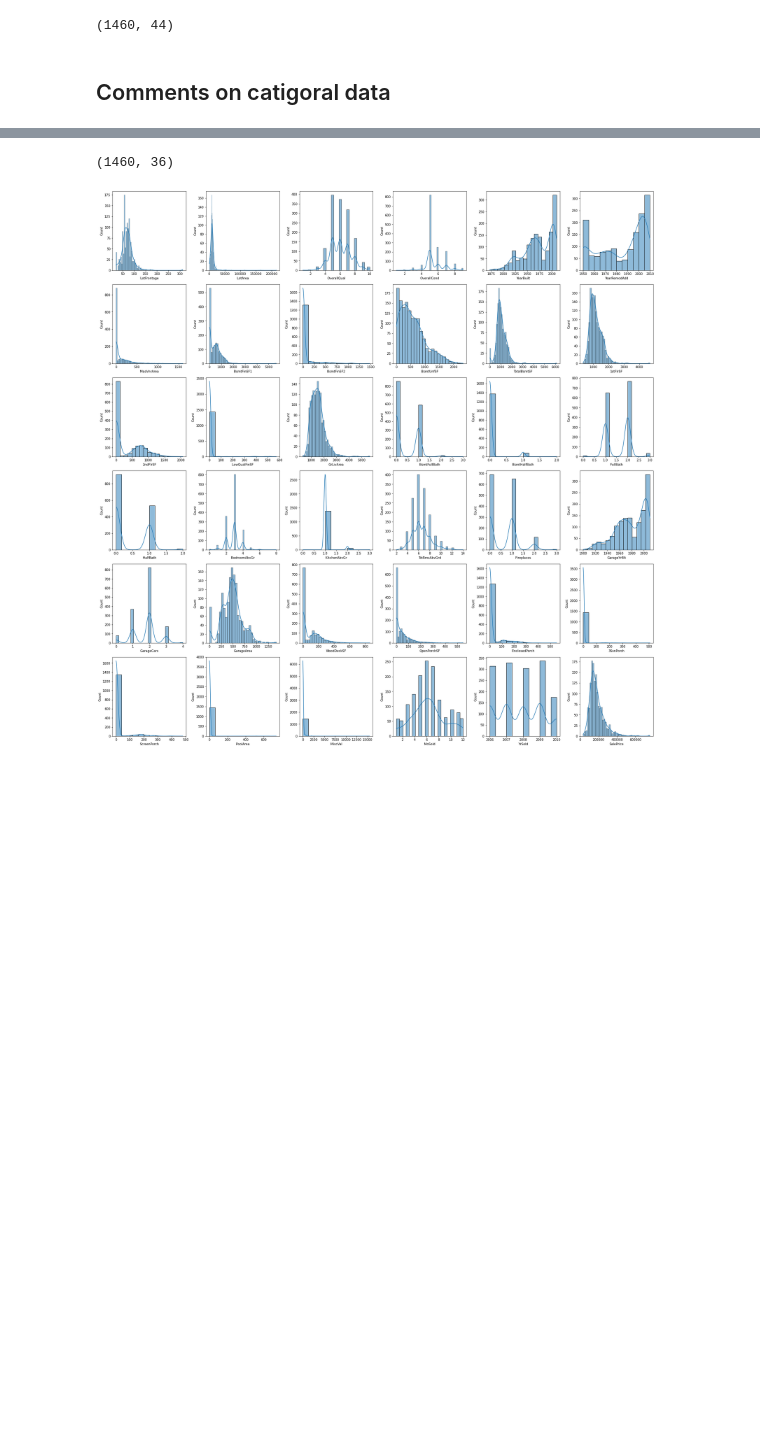
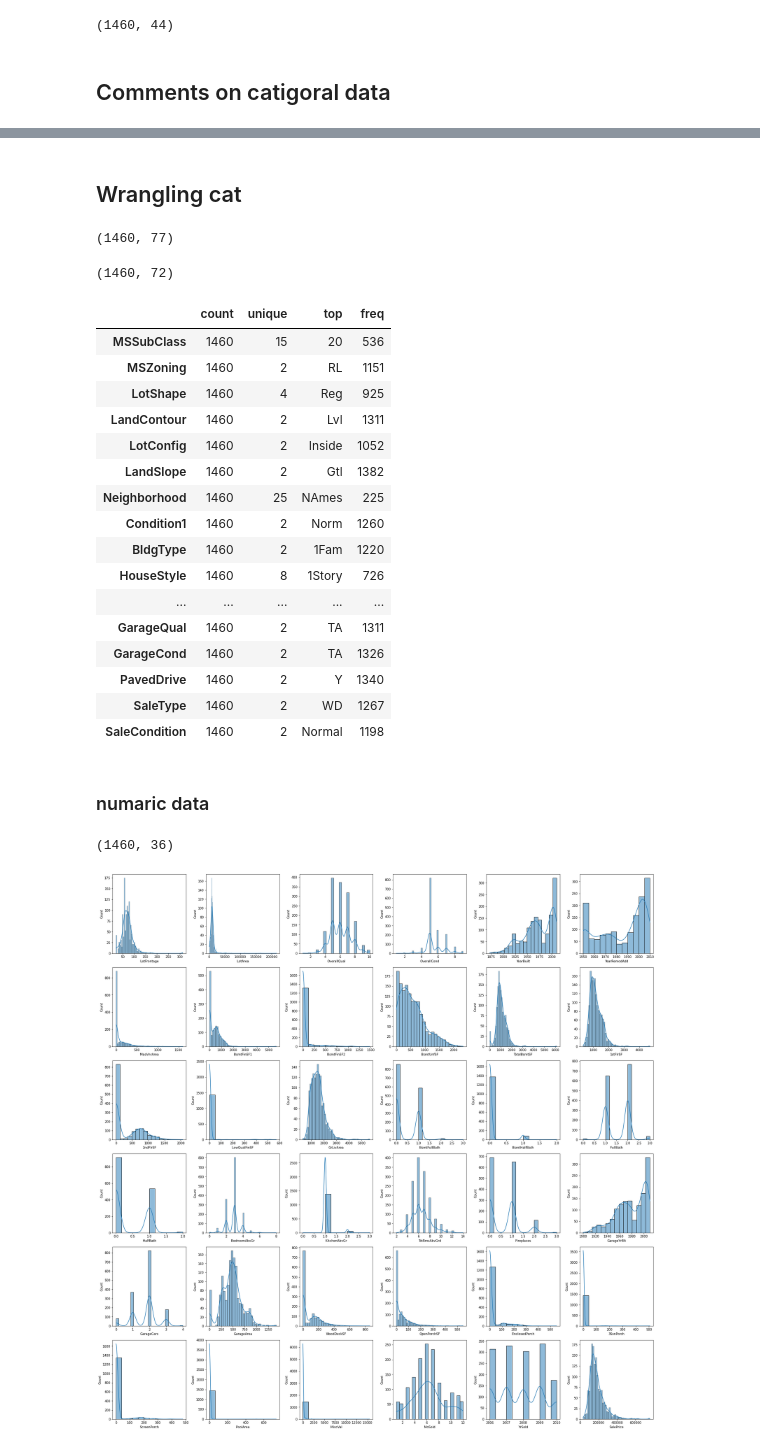
Before and after one commit to Abdelrahman-Hanafy/Kaggle-Knowledge, a Jupyter notebook: house-prices.ipynb, the cells around one changed output, grey strips where cells are left out. Cells and saved outputs as stored; diff of their text form; code cells hidden in the pictures; blank space fills up the shorter version.

```diff
--- a/house-prices.ipynb
+++ b/house-prices.ipynb
@@ -130,3 +132,17 @@ c_val.shape
 - PoolQC
 - Fence
 - MiscFeature
+# %% [markdown]
+## Wrangling cat
+# %%
+# data has null can't be predicted
+train.drop(["Alley","PoolQC" ,"Fence" ,"MiscFeature"],axis=1,inplace=True)
+train.shape
+# %% [output]
+(1460, 77)
+# %%
+# data that doesn't vary which won't make effect on the price
+train.drop(["Street", "Utilities", "Condition2" ,"RoofMatl", "Heating"],axis=1,inplace=True)
+train.shape
+# %% [output]
+(1460, 72)
@@ -133,3 +161,26 @@ c_val.shape
+# %%
+train_demo = make_binary(train)
+train_demo.describe(include=["O"]).T
+# %% [output]
+|  | count | unique | top | freq |
+| MSSubClass | 1460 | 15 | 20 | 536 |
+| MSZoning | 1460 | 2 | RL | 1151 |
+| LotShape | 1460 | 4 | Reg | 925 |
+| LandContour | 1460 | 2 | Lvl | 1311 |
+| LotConfig | 1460 | 2 | Inside | 1052 |
+| LandSlope | 1460 | 2 | Gtl | 1382 |
+| Neighborhood | 1460 | 25 | NAmes | 225 |
+| Condition1 | 1460 | 2 | Norm | 1260 |
+| BldgType | 1460 | 2 | 1Fam | 1220 |
+| HouseStyle | 1460 | 8 | 1Story | 726 |
+| ... | ... | ... | ... | ... |
+| GarageQual | 1460 | 2 | TA | 1311 |
+| GarageCond | 1460 | 2 | TA | 1326 |
+| PavedDrive | 1460 | 2 | Y | 1340 |
+| SaleType | 1460 | 2 | WD | 1267 |
+| SaleCondition | 1460 | 2 | Normal | 1198 |
+# %% [markdown]
+### numaric data
 # %%
 num_val = train.select_dtypes(exclude=['object']).drop(["Id"],axis=1).copy()
 num_val.shape
```
Also changed, not shown: parts of 9 cells of this notebook.
